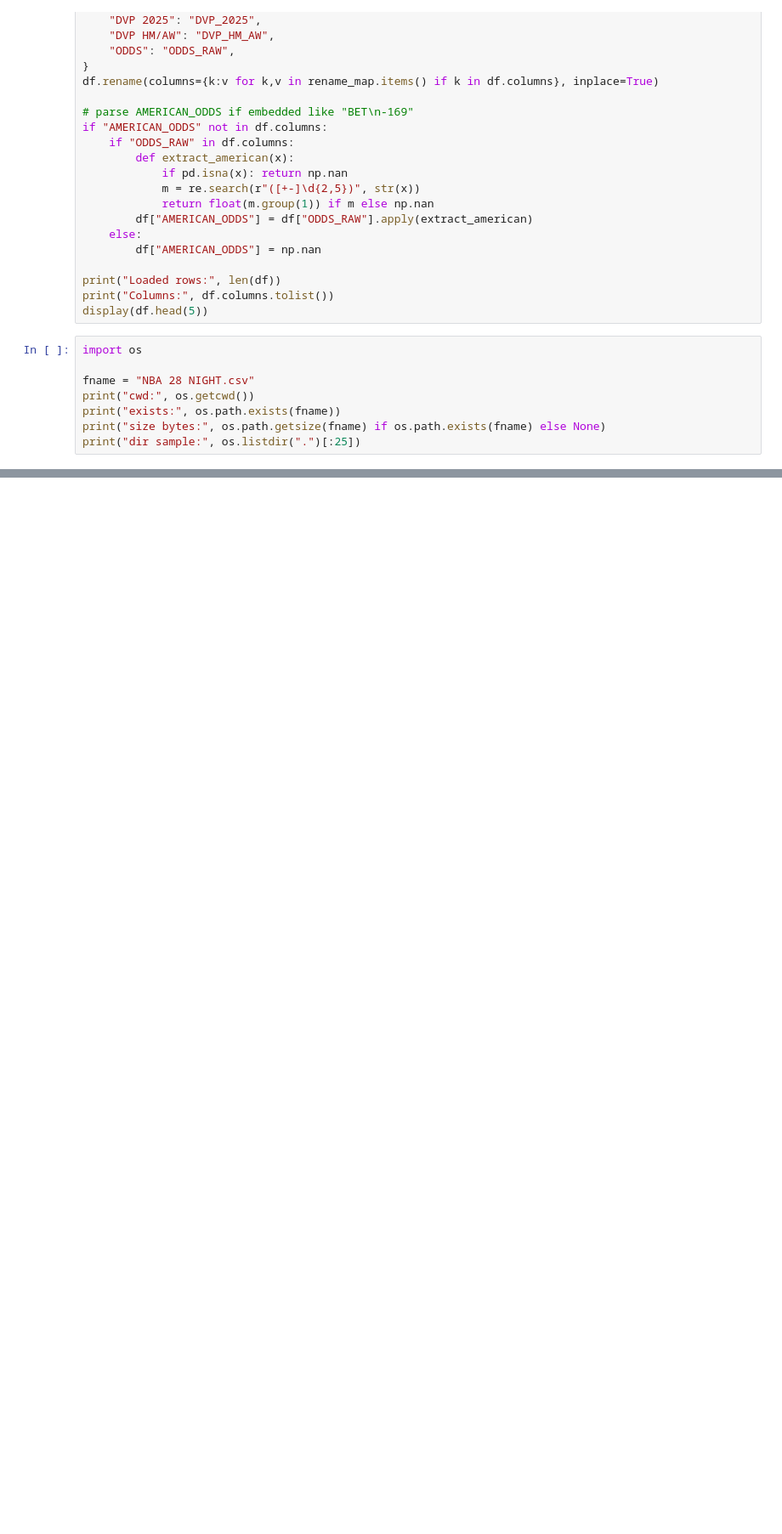
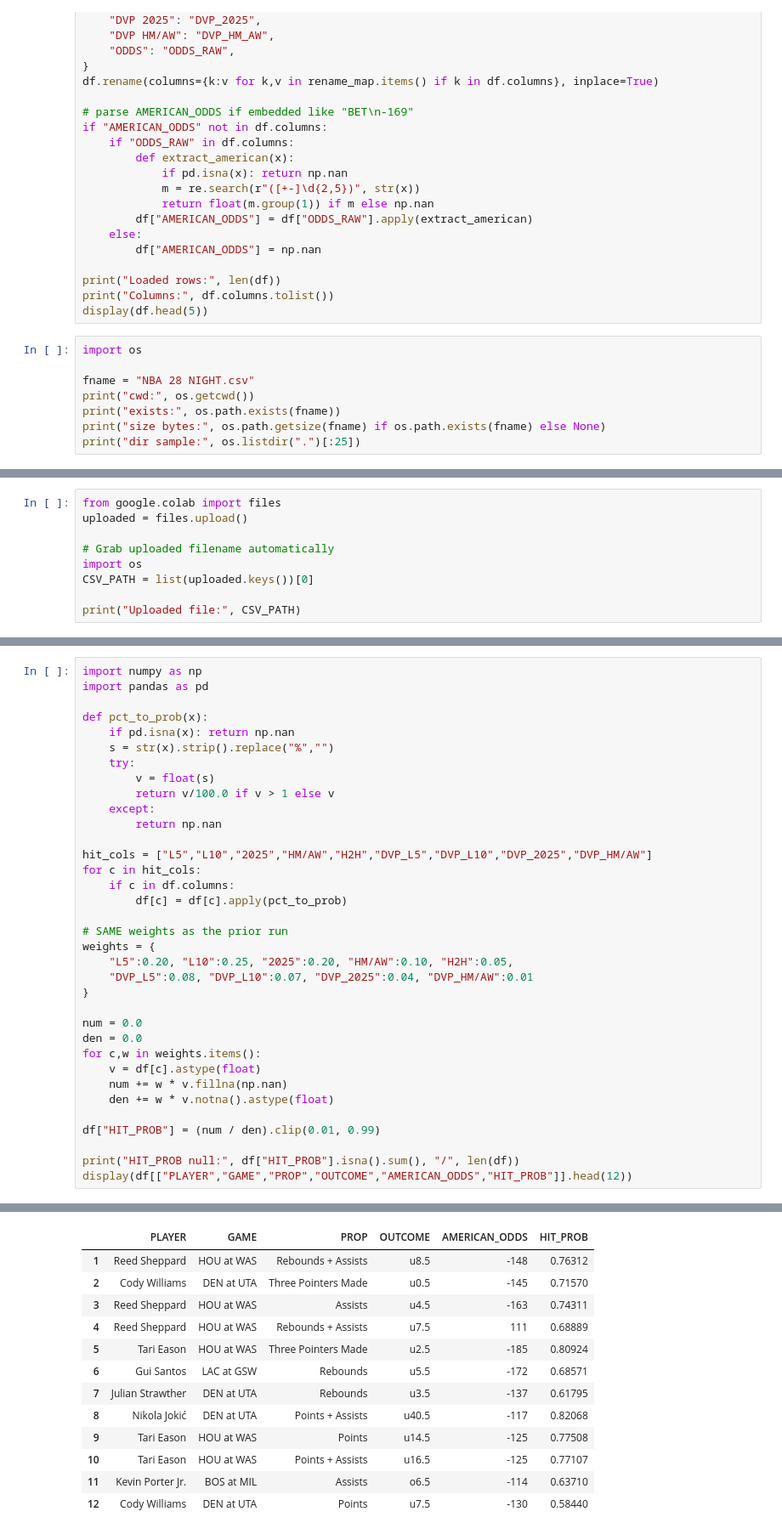
Before and after one commit to dchav12/New-stable-, a Jupyter notebook: NBA_Prop_Hit_Sheet.ipynb, the cells around one changed output, grey strips where cells are left out. Shown at 85% size. Cells and saved outputs as stored; diff of their text form; blank space fills up the shorter version.

```diff
--- a/NBA_Prop_Hit_Sheet.ipynb
+++ b/NBA_Prop_Hit_Sheet.ipynb
@@ -867,0 +3124,9 @@ print("dir sample:", os.listdir(".")[:25])
+# %%
+from google.colab import files
+uploaded = files.upload()
+
+# Grab uploaded filename automatically
+import os
+CSV_PATH = list(uploaded.keys())[0]
+
+print("Uploaded file:", CSV_PATH)
@@ -867,0 +3451,36 @@ print("dir sample:", os.listdir(".")[:25])
+# %%
+import numpy as np
+import pandas as pd
+
+def pct_to_prob(x):
+    if pd.isna(x): return np.nan
+    s = str(x).strip().replace("%","")
+    try:
+        v = float(s)
+        return v/100.0 if v > 1 else v
+    except:
+        return np.nan
+
+hit_cols = ["L5","L10","2025","HM/AW","H2H","DVP_L5","DVP_L10","DVP_2025","DVP_HM/AW"]
+for c in hit_cols:
+    if c in df.columns:
+        df[c] = df[c].apply(pct_to_prob)
+
+# SAME weights as the prior run
+weights = {
+    "L5":0.20, "L10":0.25, "2025":0.20, "HM/AW":0.10, "H2H":0.05,
+    "DVP_L5":0.08, "DVP_L10":0.07, "DVP_2025":0.04, "DVP_HM/AW":0.01
+}
+
+num = 0.0
+den = 0.0
+for c,w in weights.items():
+    v = df[c].astype(float)
+    num += w * v.fillna(np.nan)
+    den += w * v.notna().astype(float)
+
+df["HIT_PROB"] = (num / den).clip(0.01, 0.99)
+
+print("HIT_PROB null:", df["HIT_PROB"].isna().sum(), "/", len(df))
+display(df[["PLAYER","GAME","PROP","OUTCOME","AMERICAN_ODDS","HIT_PROB"]].head(12))
+# %% [output]
@@ -867,0 +3488,13 @@ print("dir sample:", os.listdir(".")[:25])
+|  | PLAYER | GAME | PROP | OUTCOME | AMERICAN_ODDS | HIT_PROB |
+| 1 | Reed Sheppard | HOU at WAS | Rebounds + Assists | u8.5 | -148 | 0.76312 |
+| 2 | Cody Williams | DEN at UTA | Three Pointers Made | u0.5 | -145 | 0.71570 |
+| 3 | Reed Sheppard | HOU at WAS | Assists | u4.5 | -163 | 0.74311 |
+| 4 | Reed Sheppard | HOU at WAS | Rebounds + Assists | u7.5 | 111 | 0.68889 |
+| 5 | Tari Eason | HOU at WAS | Three Pointers Made | u2.5 | -185 | 0.80924 |
+| 6 | Gui Santos | LAC at GSW | Rebounds | u5.5 | -172 | 0.68571 |
+| 7 | Julian Strawther | DEN at UTA | Rebounds | u3.5 | -137 | 0.61795 |
+| 8 | Nikola Jokić | DEN at UTA | Points + Assists | u40.5 | -117 | 0.82068 |
+| 9 | Tari Eason | HOU at WAS | Points | u14.5 | -125 | 0.77508 |
+| 10 | Tari Eason | HOU at WAS | Points + Assists | u16.5 | -125 | 0.77107 |
+| 11 | Kevin Porter Jr. | BOS at MIL | Assists | o6.5 | -114 | 0.63710 |
+| 12 | Cody Williams | DEN at UTA | Points | u7.5 | -130 | 0.58440 |
```
Also changed, not shown: parts of 39 cells of this notebook.
